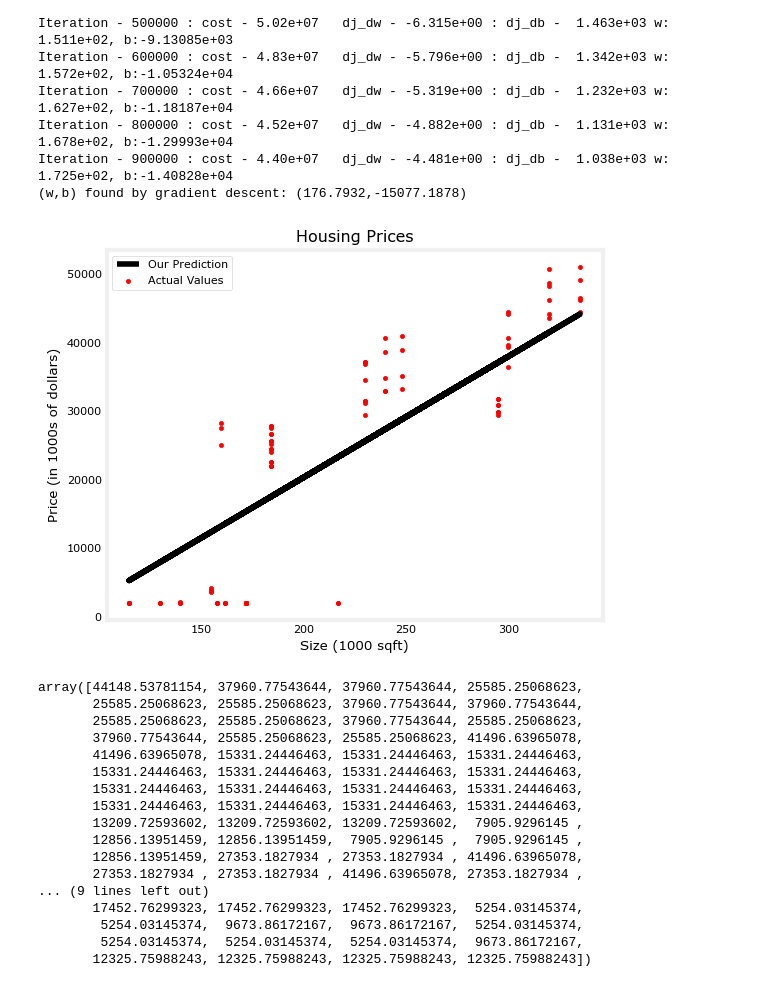
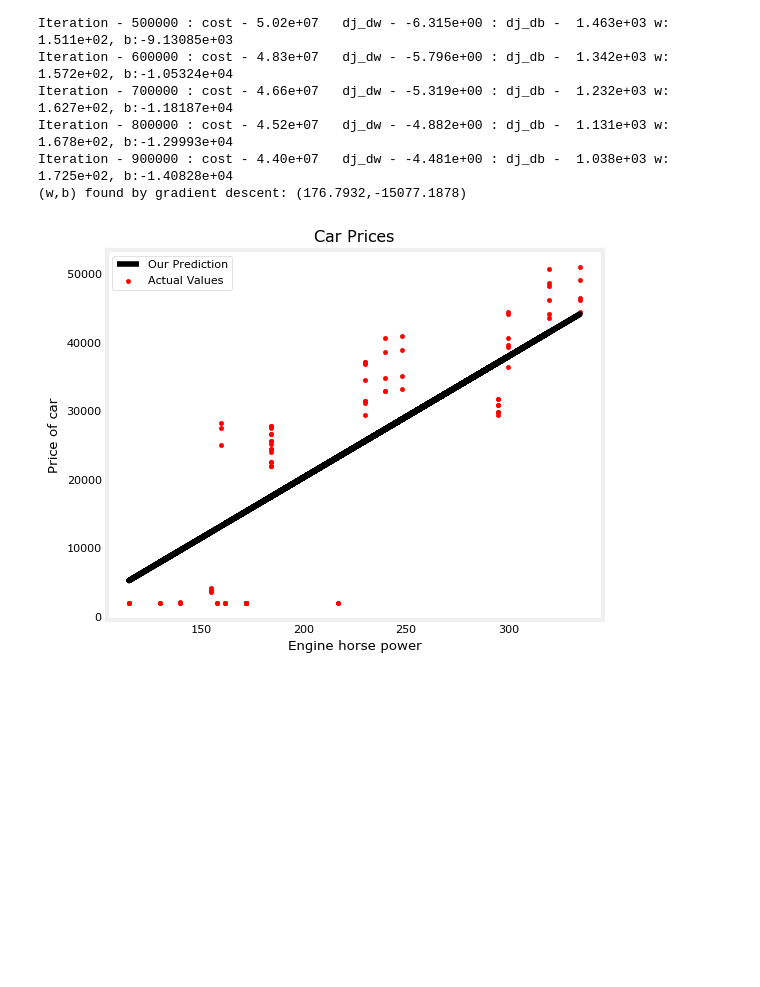
Before and after one commit to Ali-awesome/ML_coursera, a Jupyter notebook: codes/C1W1_Practice.ipynb, the cells around one changed output. Drawn from its saved outputs; the diff is of its cells as text; code cells hidden in the pictures; blank space fills up the shorter version.

```diff
--- a/codes/C1W1_Practice.ipynb
+++ b/codes/C1W1_Practice.ipynb
@@ -159,40 +178,24 @@ def compute_model_output(x, w, b):
 
     return f_wb
 # %%
+# Computing values
 tmp_f_wb = compute_model_output(x_feature, w_final, b_final)
 
 
 # Plot our model prediction
 plt.plot(x_feature, tmp_f_wb, c='black',label='Our Prediction')
 
 # Plot the data points
 plt.scatter(x_feature, y_target, marker='.', c='r',label='Actual Values')
 
 # Set the title
-plt.title("Housing Prices")
+plt.title("Car Prices")
 # Set the y-axis label
-plt.ylabel('Price (in 1000s of dollars)')
+plt.ylabel('Price of car')
 # Set the x-axis label
-plt.xlabel('Size (1000 sqft)')
+plt.xlabel('Engine horse power')
 plt.legend()
 plt.show()
-tmp_f_wb
+# tmp_f_wb
 # %% [output]
-[figure, old version]
+[figure, new version]
-array([44148.53781154, 37960.77543644, 37960.77543644, 25585.25068623,
-       25585.25068623, 25585.25068623, 37960.77543644, 37960.77543644,
-       25585.25068623, 25585.25068623, 37960.77543644, 25585.25068623,
-       37960.77543644, 25585.25068623, 25585.25068623, 41496.63965078,
-       41496.63965078, 15331.24446463, 15331.24446463, 15331.24446463,
-       15331.24446463, 15331.24446463, 15331.24446463, 15331.24446463,
-       15331.24446463, 15331.24446463, 15331.24446463, 15331.24446463,
-       15331.24446463, 15331.24446463, 15331.24446463, 15331.24446463,
-       13209.72593602, 13209.72593602, 13209.72593602,  7905.9296145 ,
-       12856.13951459, 12856.13951459,  7905.9296145 ,  7905.9296145 ,
-       12856.13951459, 27353.1827934 , 27353.1827934 , 41496.63965078,
-       27353.1827934 , 27353.1827934 , 41496.63965078, 27353.1827934 ,
-... (9 lines left out)
-       17452.76299323, 17452.76299323, 17452.76299323,  5254.03145374,
-        5254.03145374,  9673.86172167,  9673.86172167,  5254.03145374,
-        5254.03145374,  5254.03145374,  5254.03145374,  9673.86172167,
-       12325.75988243, 12325.75988243, 12325.75988243, 12325.75988243])
```
Also changed, not shown: parts of 7 cells of this notebook.
